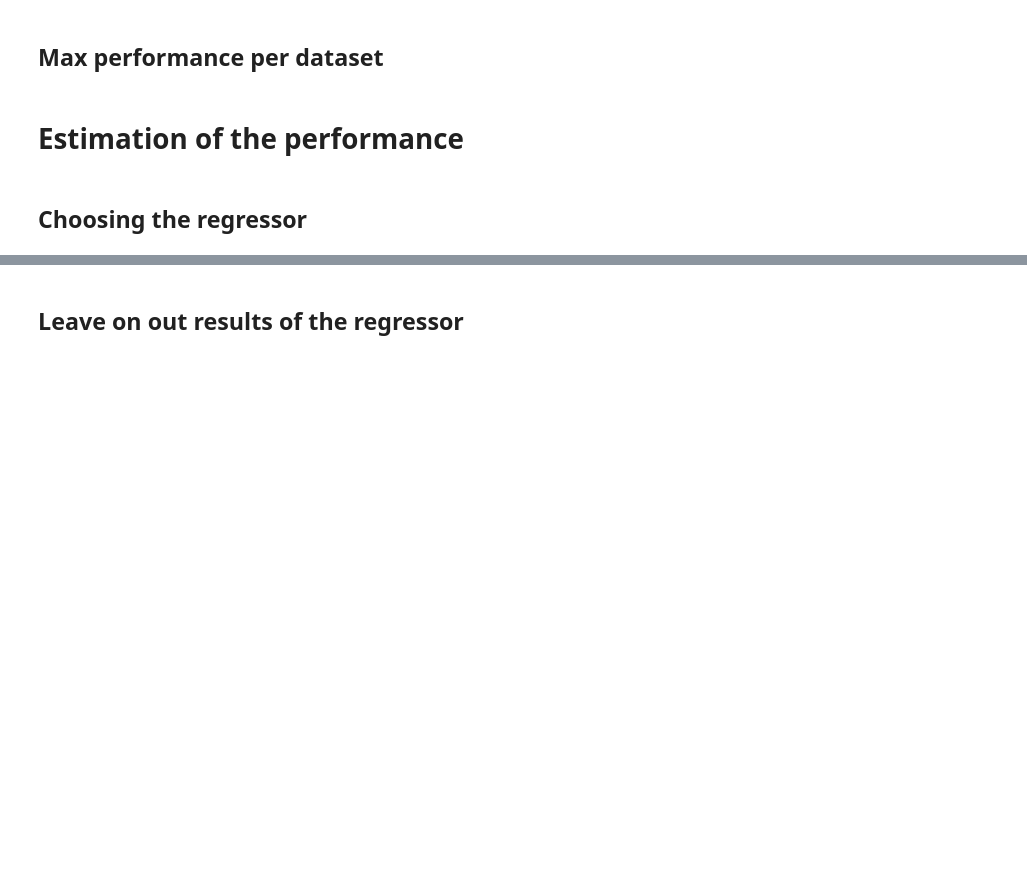
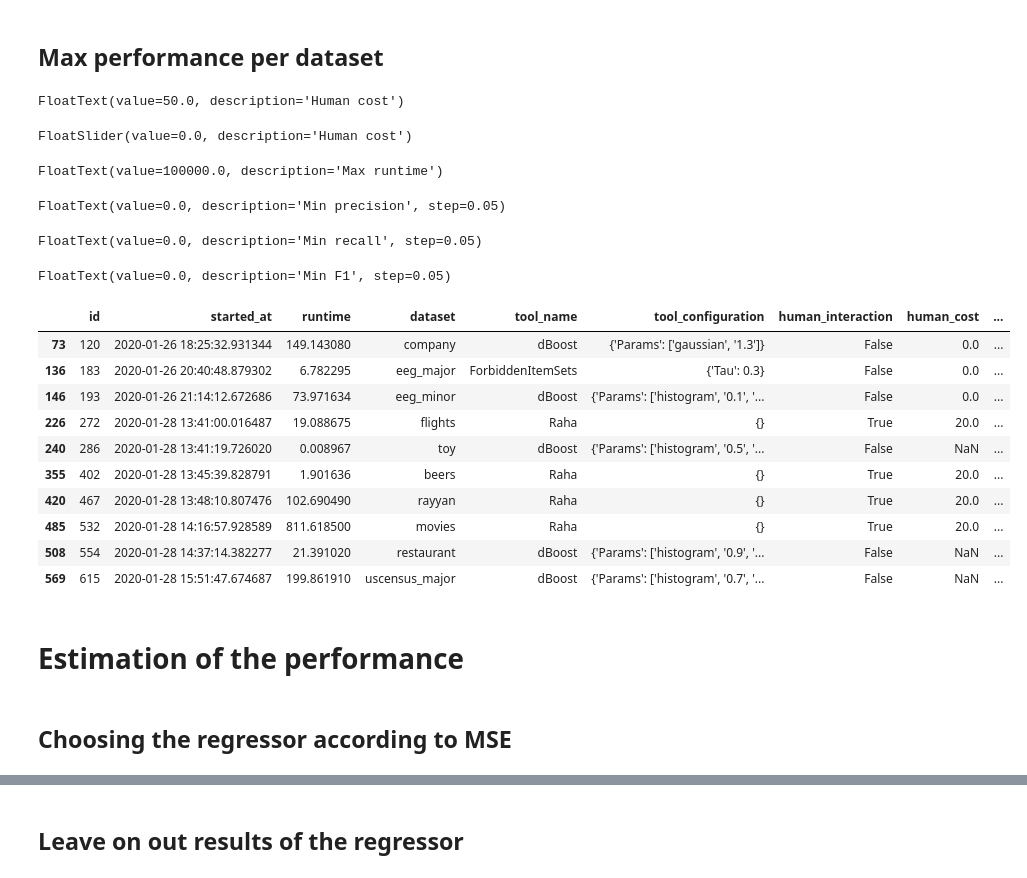
Before and after one commit to MartijnVermeulen96/master-thesis, a Jupyter notebook: DatasetProfiler.ipynb, the cells around one changed output, grey strips where cells are left out. Drawn from its saved outputs; the diff is of its cells as text; code cells hidden in the pictures; blank space fills up the shorter version.

Commit message:
Dataset errors dictionary speedup, fixes, new notebooks

```diff
--- a/DatasetProfiler.ipynb
+++ b/DatasetProfiler.ipynb
@@ -113,37 +115,56 @@ maxruntime.value = 100000
 min_prec = widgets.FloatText(description="Min precision", min=0, max=1.0, step=0.05)
 min_rec = widgets.FloatText(description="Min recall", min=0, max=1.0, step=0.05)
 min_f1 = widgets.FloatText(description="Min F1", min=0, max=1.0, step=0.05)
-
+performance_results_filtered = None
 
 def display_result(obj):
+    global performance_results_filtered
     clear_output(wait=True)
     display(maxbudget_a,maxbudget_b)
     display(maxruntime)
 
     display(min_prec)
     display(min_rec)
     display(min_f1)
 
     performance_results_filtered = performance_results[performance_results["human_cost"].fillna(0) <= maxbudget_a.value]
     performance_results_filtered = performance_results_filtered[performance_results_filtered["runtime"] <= maxruntime.value]
 
     performance_results_filtered = performance_results_filtered[performance_results_filtered["cell_prec"] >= min_prec.value]
     performance_results_filtered = performance_results_filtered[performance_results_filtered["cell_rec"] >= min_rec.value]
     performance_results_filtered = performance_results_filtered[performance_results_filtered["cell_f1"] >= min_f1.value]
 
     max_idx = performance_results_filtered.groupby(['dataset'])['cell_f1'].transform(max) == performance_results_filtered['cell_f1']
     display(performance_results_filtered[max_idx].drop_duplicates("dataset"))
     filtered_keys = performance_results_filtered.index
 
 
 display_result(None)
 
 maxbudget_a.observe(display_result)
 maxbudget_b.observe(display_result)
 maxruntime.observe(display_result)
 
 min_prec.observe(display_result)
 min_rec.observe(display_result)
 min_f1.observe(display_result)
+# %% [output]
+FloatText(value=50.0, description='Human cost')
+FloatSlider(value=0.0, description='Human cost')
+FloatText(value=100000.0, description='Max runtime')
+FloatText(value=0.0, description='Min precision', step=0.05)
+FloatText(value=0.0, description='Min recall', step=0.05)
+FloatText(value=0.0, description='Min F1', step=0.05)
+|  | id | started_at | runtime | dataset | tool_name | tool_configuration | human_interaction | human_cost | ... |
+| 73 | 120 | 2020-01-26 18:25:32.931344 | 149.143080 | company | dBoost | {'Params': ['gaussian', '1.3']} | False | 0.0 | ... |
+| 136 | 183 | 2020-01-26 20:40:48.879302 | 6.782295 | eeg_major | ForbiddenItemSets | {'Tau': 0.3} | False | 0.0 | ... |
+| 146 | 193 | 2020-01-26 21:14:12.672686 | 73.971634 | eeg_minor | dBoost | {'Params': ['histogram', '0.1', '... | False | 0.0 | ... |
+| 226 | 272 | 2020-01-28 13:41:00.016487 | 19.088675 | flights | Raha | {} | True | 20.0 | ... |
+| 240 | 286 | 2020-01-28 13:41:19.726020 | 0.008967 | toy | dBoost | {'Params': ['histogram', '0.5', '... | False | NaN | ... |
+| 355 | 402 | 2020-01-28 13:45:39.828791 | 1.901636 | beers | Raha | {} | True | 20.0 | ... |
+| 420 | 467 | 2020-01-28 13:48:10.807476 | 102.690490 | rayyan | Raha | {} | True | 20.0 | ... |
+| 485 | 532 | 2020-01-28 14:16:57.928589 | 811.618500 | movies | Raha | {} | True | 20.0 | ... |
+| 508 | 554 | 2020-01-28 14:37:14.382277 | 21.391020 | restaurant | dBoost | {'Params': ['histogram', '0.9', '... | False | NaN | ... |
+| 569 | 615 | 2020-01-28 15:51:47.674687 | 199.861910 | uscensus_major | dBoost | {'Params': ['histogram', '0.7', '... | False | NaN | ... |
 # %% [markdown]
 # Estimation of the performance
@@ -150,3 +176,3 @@ min_f1.observe(display_result)
 # %% [markdown]
-## Choosing the regressor
+## Choosing the regressor according to MSE
 # %%
```
Also changed, not shown: parts of 18 cells of this notebook, 14 other files.
